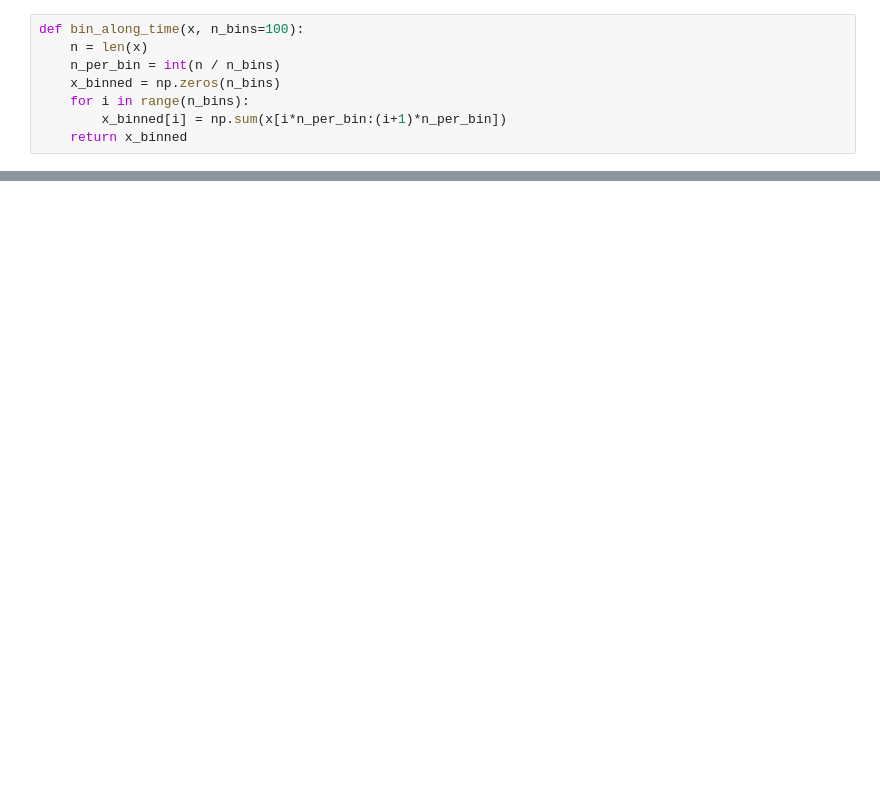
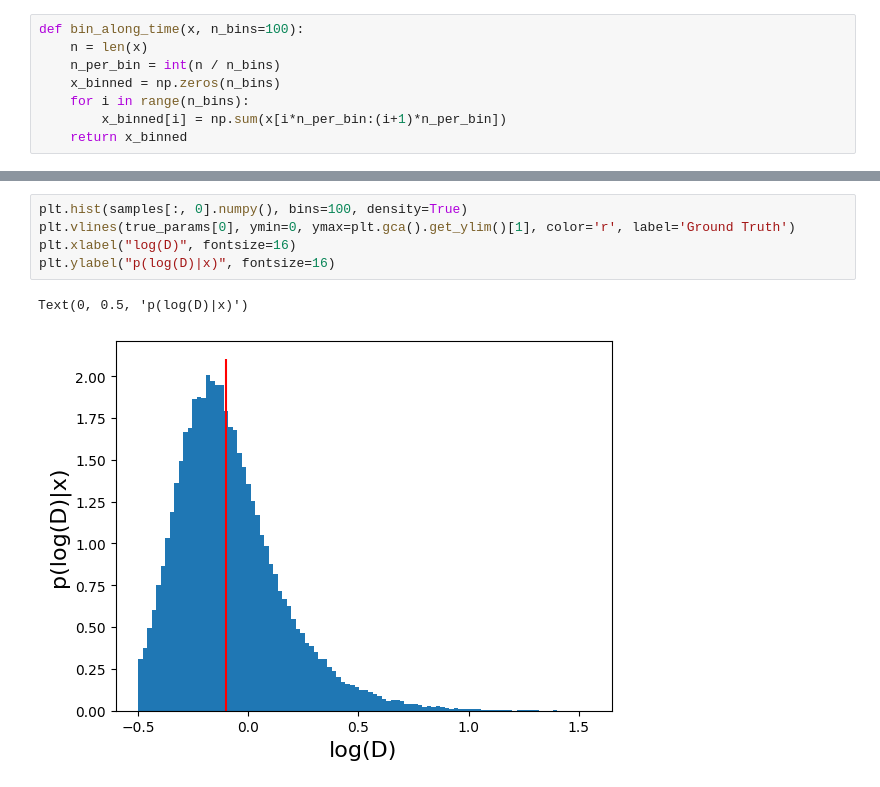
Before and after one commit to covinolab/smFRET_sbi, a Jupyter notebook: analysis/eval_posterior.ipynb, the cells around one changed output, grey strips where cells are left out. Cells and saved outputs as stored; diff of their text form; blank space fills up the shorter version.

```diff
--- a/analysis/eval_posterior.ipynb
+++ b/analysis/eval_posterior.ipynb
@@ -90,0 +112,8 @@ for i in range(3):
+# %%
+plt.hist(samples[:, 0].numpy(), bins=100, density=True)
+plt.vlines(true_params[0], ymin=0, ymax=plt.gca().get_ylim()[1], color='r', label='Ground Truth')
+plt.xlabel("log(D)", fontsize=16)
+plt.ylabel("p(log(D)|x)", fontsize=16)
+# %% [output]
+Text(0, 0.5, 'p(log(D)|x)')
+[figure, added]
```
Also changed, not shown: parts of 20 cells of this notebook, 13 other files.
